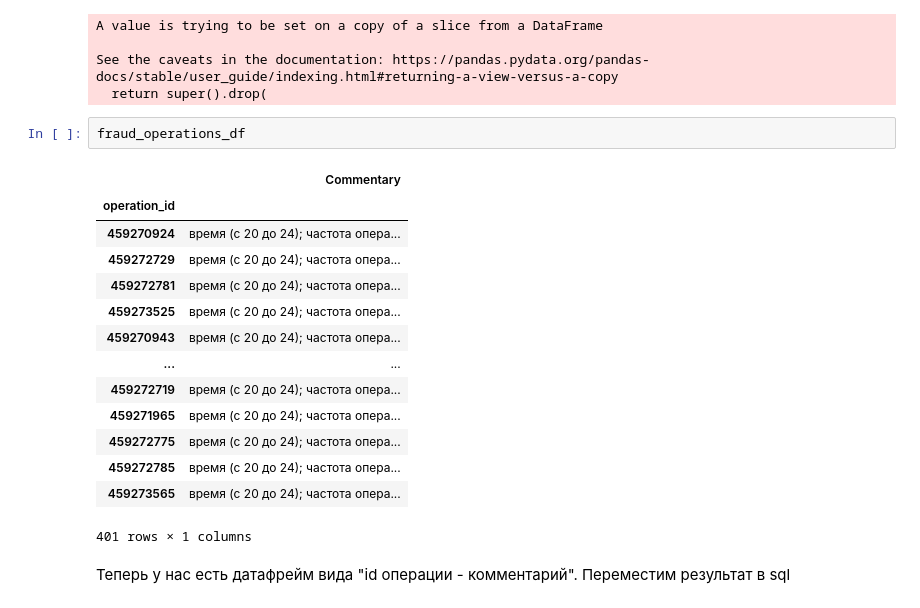
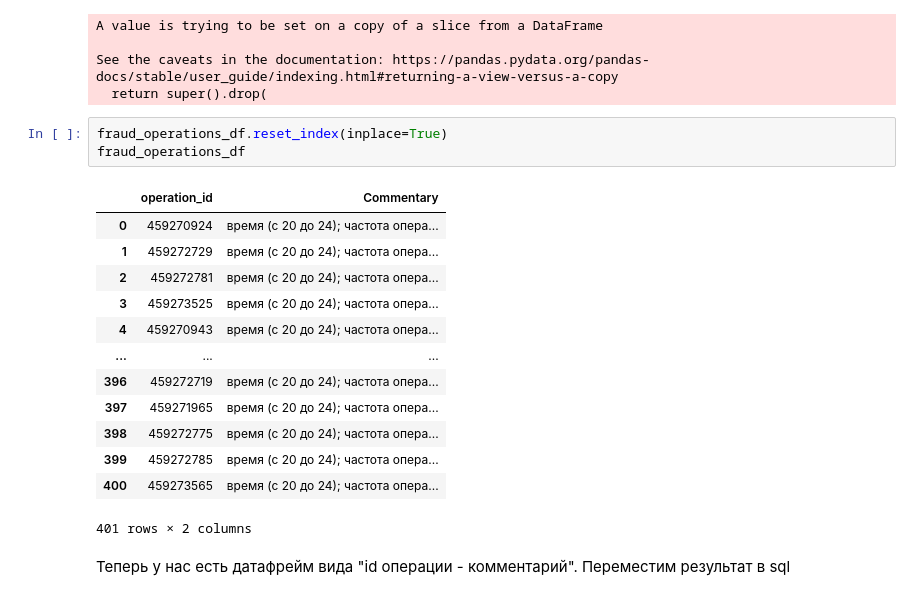
Before and after one commit to sersldmir/all_comp_repo, a Jupyter notebook: sber_cup.ipynb, the cells around one changed output. Drawn from its saved outputs; the diff is of its cells as text.

```diff
--- a/sber_cup.ipynb
+++ b/sber_cup.ipynb
@@ -572,22 +572,22 @@ A value is trying to be set on a copy of a slice from a DataFrame
 
 See the caveats in the documentation: https://pandas.pydata.org/pandas-docs/stable/user_guide/indexing.html#returning-a-view-versus-a-copy
   return super().drop(
-# %%
-fraud_operations_df
-# %% [output]
-|  | Commentary |
-| operation_id |  |
-| 459270924 | время (с 20 до 24); частота опера... |
-| 459272729 | время (с 20 до 24); частота опера... |
-| 459272781 | время (с 20 до 24); частота опера... |
-| 459273525 | время (с 20 до 24); частота опера... |
-| 459270943 | время (с 20 до 24); частота опера... |
-| ... | ... |
-| 459272719 | время (с 20 до 24); частота опера... |
-| 459271965 | время (с 20 до 24); частота опера... |
-| 459272775 | время (с 20 до 24); частота опера... |
-| 459272785 | время (с 20 до 24); частота опера... |
-| 459273565 | время (с 20 до 24); частота опера... |
-401 rows × 1 columns
+# %%
+fraud_operations_df.reset_index(inplace=True)
+fraud_operations_df
+# %% [output]
+|  | operation_id | Commentary |
+| 0 | 459270924 | время (с 20 до 24); частота опера... |
+| 1 | 459272729 | время (с 20 до 24); частота опера... |
+| 2 | 459272781 | время (с 20 до 24); частота опера... |
+| 3 | 459273525 | время (с 20 до 24); частота опера... |
+| 4 | 459270943 | время (с 20 до 24); частота опера... |
+| ... | ... | ... |
+| 396 | 459272719 | время (с 20 до 24); частота опера... |
+| 397 | 459271965 | время (с 20 до 24); частота опера... |
+| 398 | 459272775 | время (с 20 до 24); частота опера... |
+| 399 | 459272785 | время (с 20 до 24); частота опера... |
+| 400 | 459273565 | время (с 20 до 24); частота опера... |
+401 rows × 2 columns
 # %% [markdown]
 Теперь у нас есть датафрейм вида "id операции - комментарий". Переместим результат в sql
```
Also changed, not shown: parts of 4 cells of this notebook.
